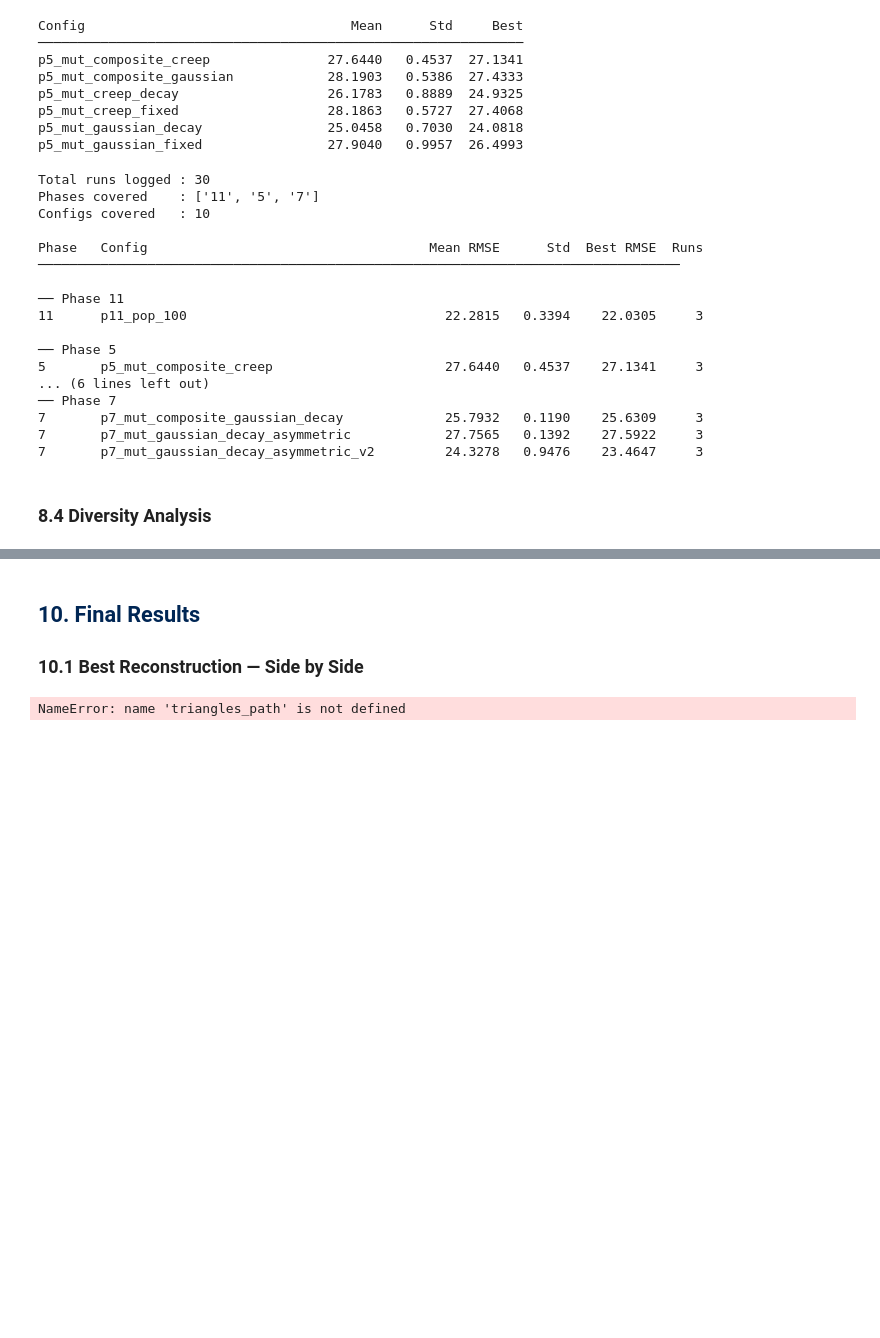
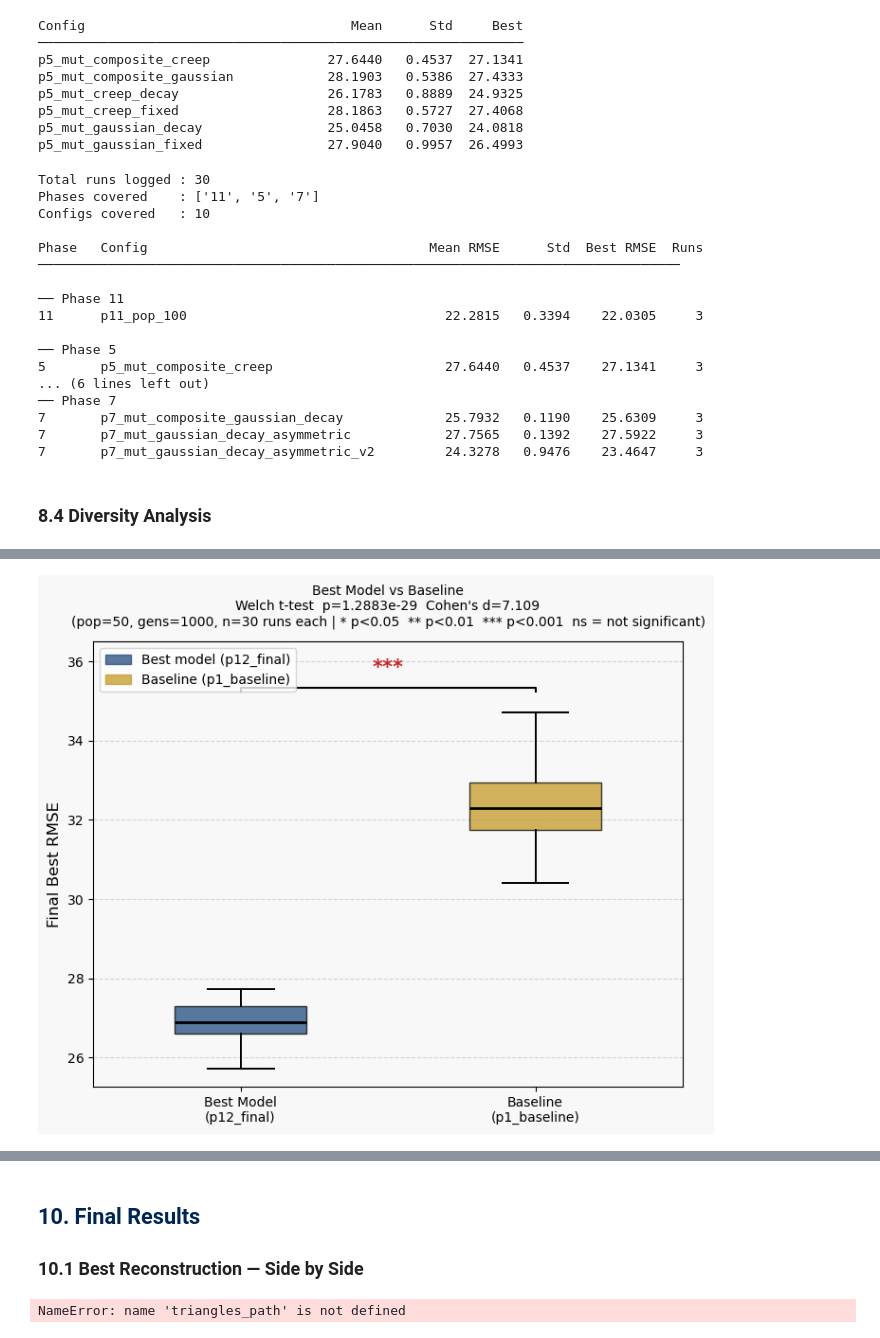
Before and after one commit to alexvarela2004/CIFO_Project, a Jupyter notebook: notebooks/methodology_notebook.ipynb, the cells around one changed output, grey strips where cells are left out. Saved outputs shown, nothing was run; the diff lists cells and outputs as text; code cells hidden in the pictures; blank space fills up the shorter version.

Commit message:
add: statistical analysis subsection 8.4

```diff
--- a/notebooks/methodology_notebook.ipynb
+++ b/notebooks/methodology_notebook.ipynb
@@ -1012,0 +1106,75 @@ Note that the GA was **not re-trained** with these metrics — we simply evaluat
+# %%
+import json
+import numpy as np
+import matplotlib.pyplot as plt
+import matplotlib.patches as mpatches
+from scipy import stats
+
+# Load data from JSON
+with open("../src/stat_analysis_outputs/comparison_raw_rmse.json", "r") as f:
+    data_raw = json.load(f)
+
+best_model = data_raw["best_model"]
+baseline   = data_raw["baseline"]
+
+# Statistical test
+_, p_best     = stats.shapiro(best_model)
+_, p_baseline = stats.shapiro(baseline)
+_, p_value    = stats.ttest_ind(best_model, baseline, equal_var=False)
+n1, n2        = len(best_model), len(baseline)
+u_stat, _     = stats.mannwhitneyu(best_model, baseline, alternative="two-sided")
+cohens_d      = (np.mean(baseline) - np.mean(best_model)) / \
+                np.sqrt((np.std(best_model, ddof=1)**2 + np.std(baseline, ddof=1)**2) / 2)
+
+# Plot
+fig, ax = plt.subplots(figsize=(7, 6))
+fig.patch.set_facecolor("#f8f8f8")
+ax.set_facecolor("#f8f8f8")
+
+data   = [best_model, baseline]
+labels = ["Best Model\n(p12_final)", "Baseline\n(p1_baseline)"]
+colors = ["#234c7d", "#C49A28"]
+
+bp = ax.boxplot(
+    data, tick_labels=labels, patch_artist=True,
+    medianprops=dict(color="black", linewidth=2),
+    whiskerprops=dict(linewidth=1.4),
+    capprops=dict(linewidth=1.4),
+    flierprops=dict(marker="o", markersize=5, alpha=0.5),
+    widths=0.45,
+)
+for patch, color in zip(bp["boxes"], colors):
+    patch.set_facecolor(color)
+    patch.set_alpha(0.75)
+
+# significance bracket
+ymax    = max(max(data[0]), max(data[1]))
+ymin    = min(min(data[0]), min(data[1]))
+y_range = ymax - ymin
+y_bar   = ymax + y_range * 0.07
+y_text  = y_bar + y_range * 0.03
+
+ax.plot([1, 1, 2, 2], [y_bar - y_range*0.01, y_bar, y_bar, y_bar - y_range*0.01],
+        lw=1.5, color="black")
+ax.text(1.5, y_text, "***", ha="center", va="bottom",
+        fontsize=15, color="#c62828", fontweight="bold")
+
+ax.set_ylim(ymin - y_range * 0.05, y_text + y_range * 0.1)
+ax.set_ylabel("Final Best RMSE", fontsize=12)
+ax.set_title(
+    "Best Model vs Baseline\n"
+    f"Welch t-test  p={p_value:.4e}  Cohen's d={cohens_d:.3f}\n"
+    f"(pop=50, gens=1000, n={n1} runs each"
+    f" | * p<0.05  ** p<0.01  *** p<0.001  ns = not significant)",
+    fontsize=10, pad=12,
+)
+ax.grid(axis="y", linestyle="--", alpha=0.5)
+
+best_patch = mpatches.Patch(color="#234c7d",  alpha=0.75, label="Best model (p12_final)")
+base_patch = mpatches.Patch(color="#C49A28", alpha=0.75, label="Baseline (p1_baseline)")
+ax.legend(handles=[best_patch, base_patch], loc="upper left", fontsize=10)
+
+plt.tight_layout()
+plt.show()
+# %% [output]
+[figure, added]
```
Also changed, not shown: parts of 23 cells of this notebook.
